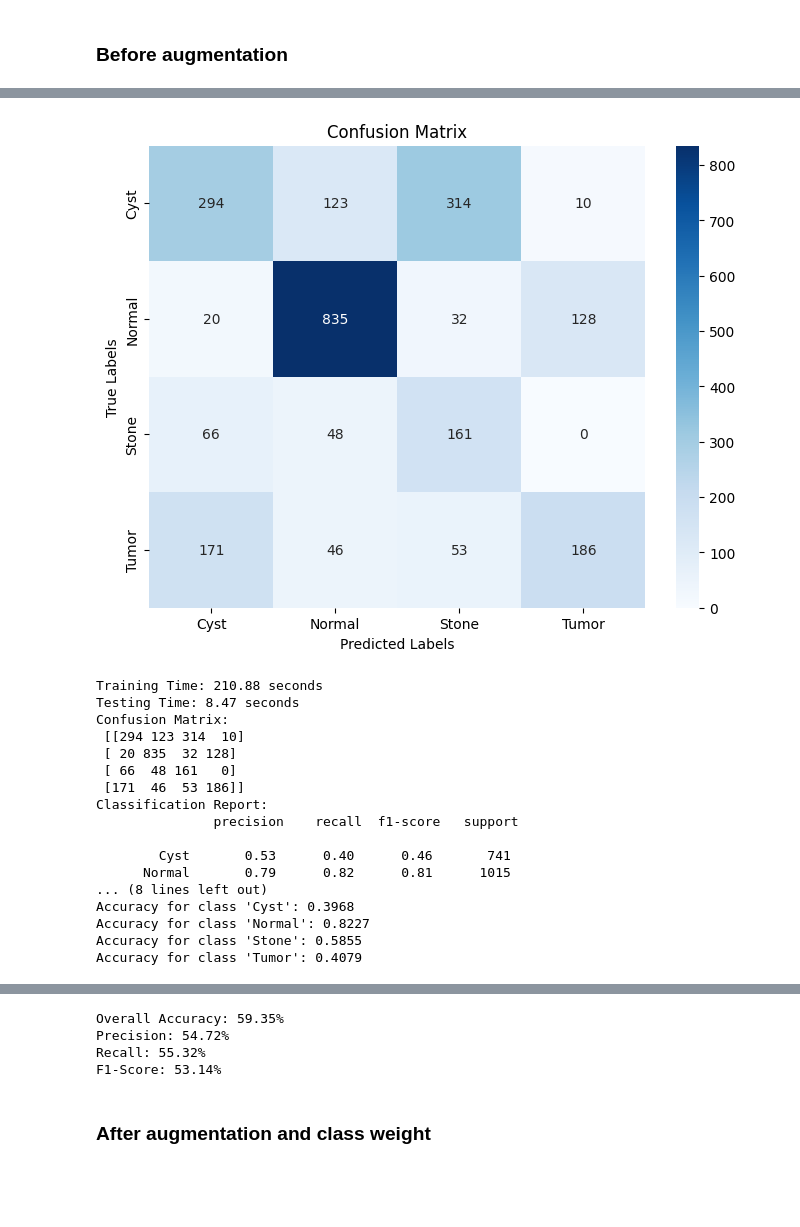
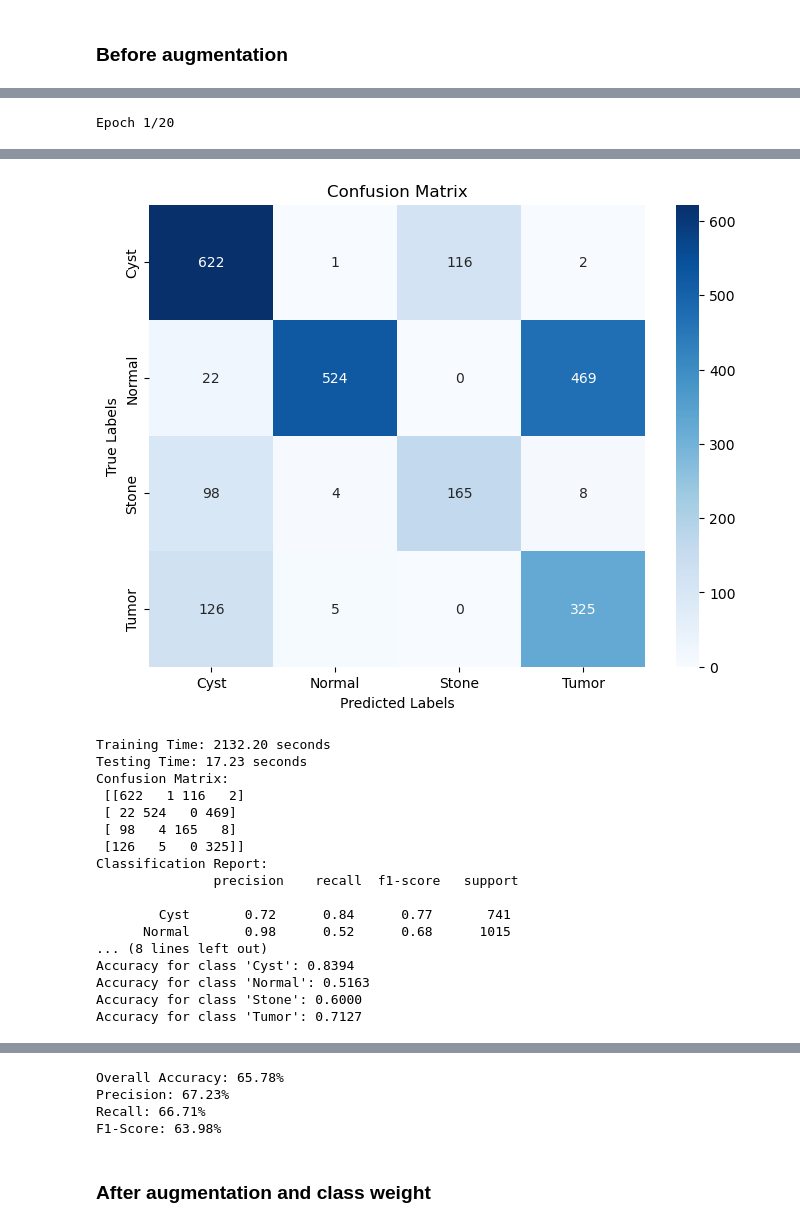
Before and after one commit to ShulimanHossain/CT-Based-Multiclass-Kidney-Disease-Classification-Using-Convolutional-Neural-Networks, a Jupyter notebook: resnet50_model.ipynb, the cells around one changed output, grey strips where cells are left out. Saved outputs shown, nothing was run; the diff lists cells and outputs as text; code cells hidden in the pictures; blank space fills up the shorter version.

```diff
--- a/resnet50_model.ipynb
+++ b/resnet50_model.ipynb
@@ -36,7 +36,7 @@ GPU devices: [PhysicalDevice(name='/physical_device:GPU:0', device_type='GPU')]
 IMG_SIZE = 224
 BATCH_SIZE = 32
 NUM_CLASSES = 4
-EPOCHS = 1
+EPOCHS = 20
 DATASET_PATH =  "CT-KIDNEY-DATASET-Normal-Cyst-Tumor-Stone"
 
 datagen = ImageDataGenerator(
@@ -194,0 +194 @@ Downloading data from https://storage.googleapis.com/tensorflow/keras-applicatio
+Epoch 1/20
@@ -197,18 +223,18 @@ Downloading data from https://storage.googleapis.com/tensorflow/keras-applicatio
-[figure, old version]
+[figure, new version]
-Training Time: 210.88 seconds
-Testing Time: 8.47 seconds
-Confusion Matrix:
- [[294 123 314  10]
- [ 20 835  32 128]
- [ 66  48 161   0]
- [171  46  53 186]]
-Classification Report:
-               precision    recall  f1-score   support
-
-        Cyst       0.53      0.40      0.46       741
-      Normal       0.79      0.82      0.81      1015
-... (8 lines left out)
-Accuracy for class 'Cyst': 0.3968
-Accuracy for class 'Normal': 0.8227
-Accuracy for class 'Stone': 0.5855
-Accuracy for class 'Tumor': 0.4079
+Training Time: 2132.20 seconds
+Testing Time: 17.23 seconds
+Confusion Matrix:
+ [[622   1 116   2]
+ [ 22 524   0 469]
+ [ 98   4 165   8]
+ [126   5   0 325]]
+Classification Report:
+               precision    recall  f1-score   support
+
+        Cyst       0.72      0.84      0.77       741
+      Normal       0.98      0.52      0.68      1015
+... (8 lines left out)
+Accuracy for class 'Cyst': 0.8394
+Accuracy for class 'Normal': 0.5163
+Accuracy for class 'Stone': 0.6000
+Accuracy for class 'Tumor': 0.7127
@@ -216,7 +242,7 @@ Accuracy for class 'Tumor': 0.4079
-Overall Accuracy: 59.35%
-Precision: 54.72%
-Recall: 55.32%
-F1-Score: 53.14%
+Overall Accuracy: 65.78%
+Precision: 67.23%
+Recall: 66.71%
+F1-Score: 63.98%
 # %% [markdown]
 ### After augmentation and class weight
 # %%
```
Also changed, not shown: parts of 2 cells of this notebook.
